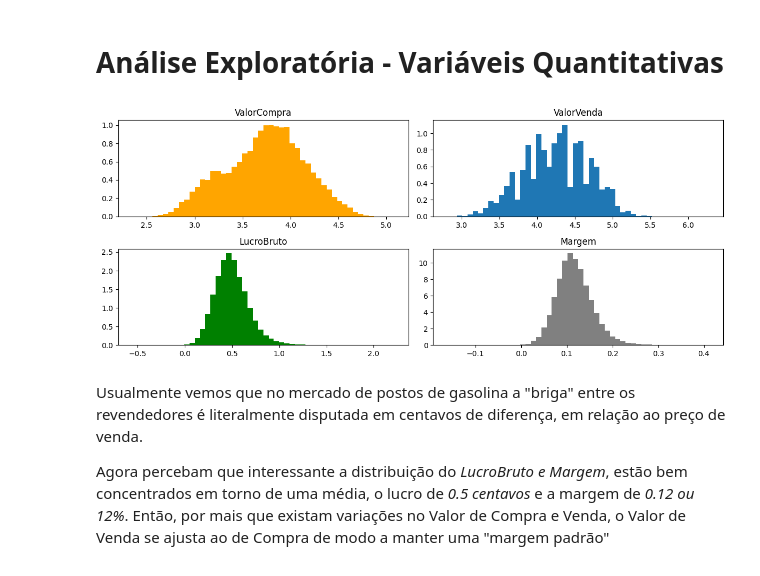
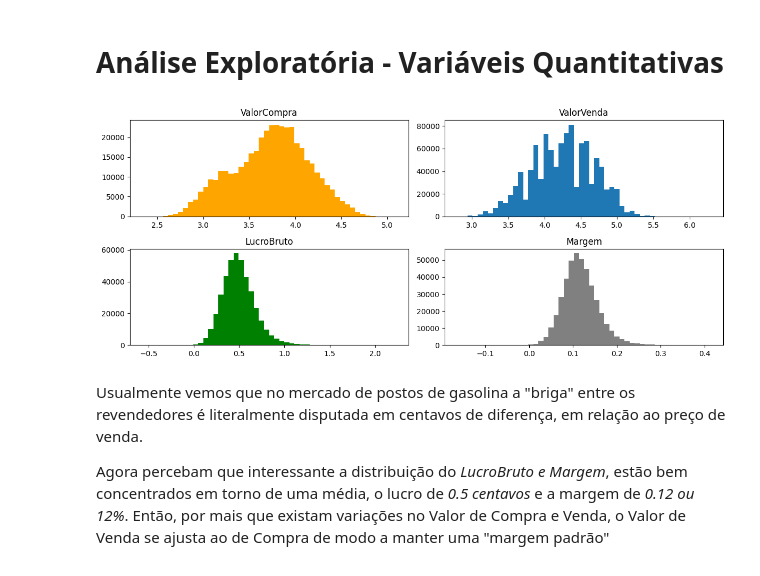
Before and after one commit to jorgecarvalhopi/Python_Analise-Precos-Combustiveis-2019, a Jupyter notebook: analise_gasolina.ipynb, the cells around one changed output. Saved outputs shown, nothing was run; the diff lists cells and outputs as text; code cells hidden in the pictures.

```diff
--- a/analise_gasolina.ipynb
+++ b/analise_gasolina.ipynb
@@ -153,22 +153,22 @@ dfb['mrg'] = (dfb['ValorVenda']-dfb['ValorCompra'])/dfb['ValorVenda']
 # %%
 #Anaslisando Valores númericos
 plt.figure(figsize=(12,5))
 plt.subplot(2,2,1)
 plt.title('ValorCompra')
-plt.hist(x=dfb['ValorCompra'],color='orange',density=True,bins=50)
+plt.hist(x=dfb['ValorCompra'],color='orange', bins=50)
 plt.subplot(2,2,2)
 plt.title('ValorVenda')
-plt.hist(x=dfb['ValorVenda'],density=True,bins=50)
+plt.hist(x=dfb['ValorVenda'], bins=50)
 plt.subplot(2,2,3)
 plt.title('LucroBruto')
-plt.hist(x=dfb['lucrobruto'],color='green',density=True,bins=50)
+plt.hist(x=dfb['lucrobruto'],color='green', bins=50)
 plt.subplot(2,2,4)
 plt.title('Margem')
-plt.hist(x=dfb['mrg'],color='gray',density=True,bins=50)
+plt.hist(x=dfb['mrg'],color='gray', bins=50)
 plt.tight_layout()
 plt.show()
 # %% [output]
-[figure, old version]
+[figure, new version]
 # %% [markdown]
 Usualmente vemos que no mercado de postos de gasolina a "briga" entre os revendedores é literalmente disputada em centavos de diferença, em relação ao preço de venda.
 
```
Also changed, not shown: parts of 3 cells of this notebook.
